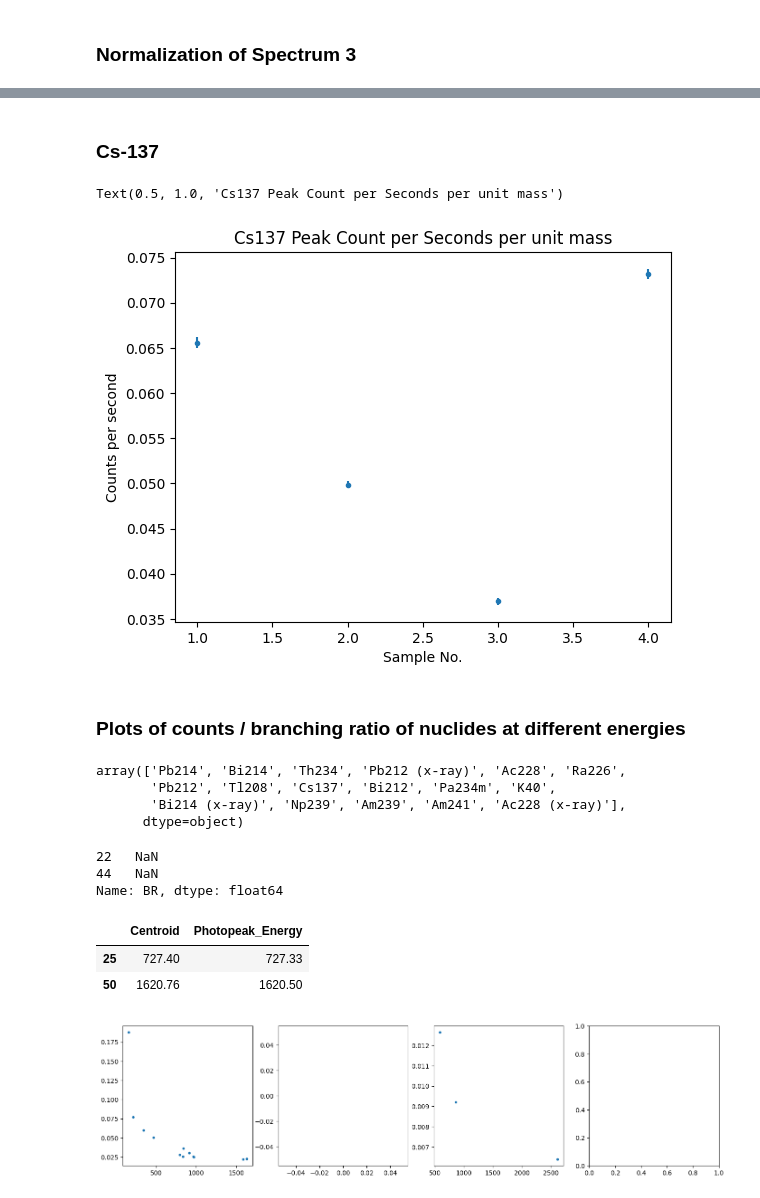
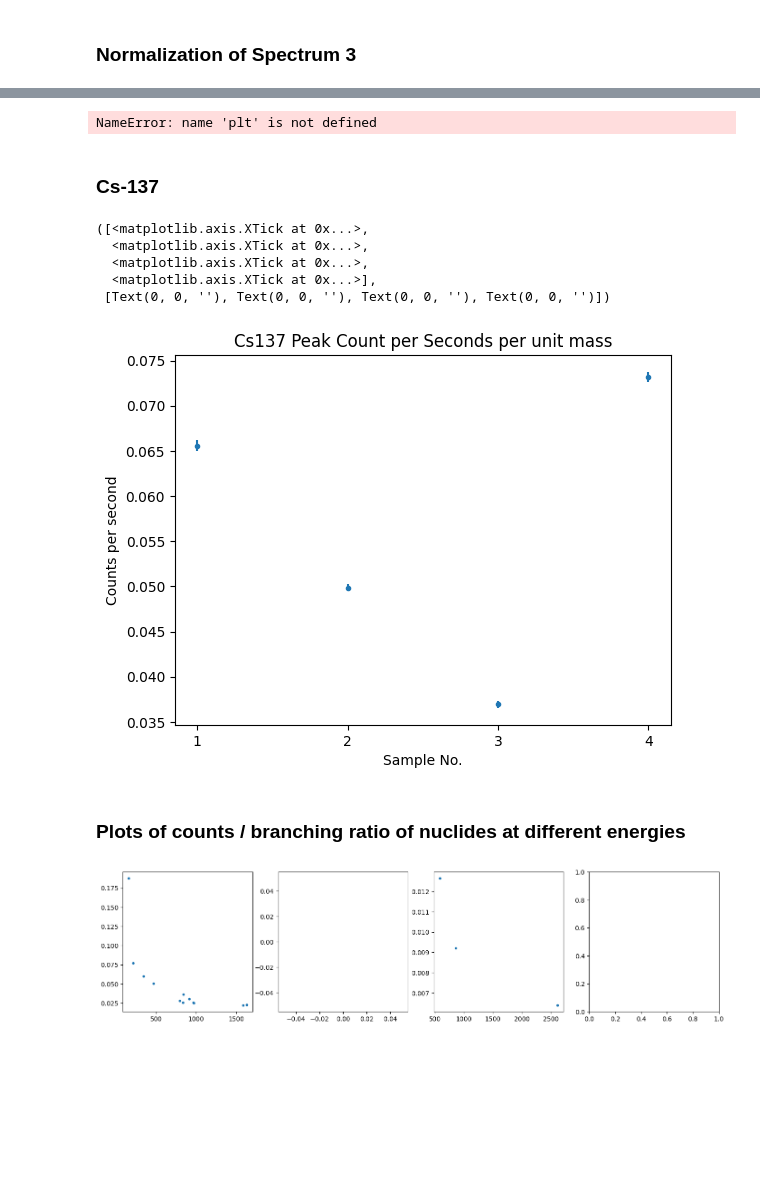
Before and after one commit to ngcnpeter/HPGe_lab_y3, a Jupyter notebook: spectal_analysis.ipynb, the cells around one changed output, grey strips where cells are left out. Drawn from its saved outputs; the diff is of its cells as text; code cells hidden in the pictures; blank space fills up the shorter version.

```diff
--- a/spectal_analysis.ipynb
+++ b/spectal_analysis.ipynb
@@ -572,41 +562,32 @@ array([[1.00000000e+00, 2.00000000e+00, 3.00000000e+00, ...,
+# %%
+plt.figure(figsize= (16,8))
+for i in [0,1,3]:
+    plt.plot(spec[i][1],spec[i][2])
+
+plt.yscale('log')
+# %% [output]
+NameError: name 'plt' is not defined
 # %% [markdown]
 ### Cs-137
 # %%
 sample_mass = np.array([0.427-0.0583, 0.5733-0.0576,0.5399-0.0581,0.5585-0.0581 ])
 cs137 = df[df['Nuclide']=='Cs137']
 cs137_err = (cs137['Net_Area_err']/cs137['Net_Area_Count']*cs137['Peak_CPS'])[:-1]/sample_mass
 
 plt.errorbar(np.arange(1,5,1),cs137['Peak_CPS'].to_numpy()[:-1]/sample_mass,yerr = cs137_err ,fmt='.')
 plt.ylabel('Counts per second')
 plt.xlabel('Sample No.')
 plt.title('Cs137 Peak Count per Seconds per unit mass')
+plt.xticks(range(1,5))
 # %% [output]
-Text(0.5, 1.0, 'Cs137 Peak Count per Seconds per unit mass')
+([<matplotlib.axis.XTick at 0x...>,
+  <matplotlib.axis.XTick at 0x...>,
+  <matplotlib.axis.XTick at 0x...>,
+  <matplotlib.axis.XTick at 0x...>],
+ [Text(0, 0, ''), Text(0, 0, ''), Text(0, 0, ''), Text(0, 0, '')])
-[figure, old version]
+[figure, new version]
 # %% [markdown]
 ### Plots of counts / branching ratio of nuclides at different energies
-# %%
-df['Nuclide'].unique()
-# %% [output]
-array(['Pb214', 'Bi214', 'Th234', 'Pb212 (x-ray)', 'Ac228', 'Ra226',
-       'Pb212', 'Tl208', 'Cs137', 'Bi212', 'Pa234m', 'K40',
-       'Bi214 (x-ray)', 'Np239', 'Am239', 'Am241', 'Ac228 (x-ray)'],
-      dtype=object)
-# %%
-df = df_new
-df = df[df['Nuclide']=='Bi212']
-#plt.plot(df['Photopeak_Energy'],df['Peak_CPS_BR'])
-df['BR']
-# %% [output]
-22   NaN
-44   NaN
-Name: BR, dtype: float64
-# %%
-df_2[df_2['Nuclide']=='Bi212'][['Centroid','Photopeak_Energy']]
-# %% [output]
-|  | Centroid | Photopeak_Energy |
-| 25 | 727.40 | 727.33 |
-| 50 | 1620.76 | 1620.50 |
 # %%
 U238_chain = ['Th234','Pa234m','Ra226','Pb214','Bi214']
 Th232_chain = ['Ac228','Bi212','Tl208']
```
Also changed, not shown: parts of 11 cells of this notebook, 2 other files.
